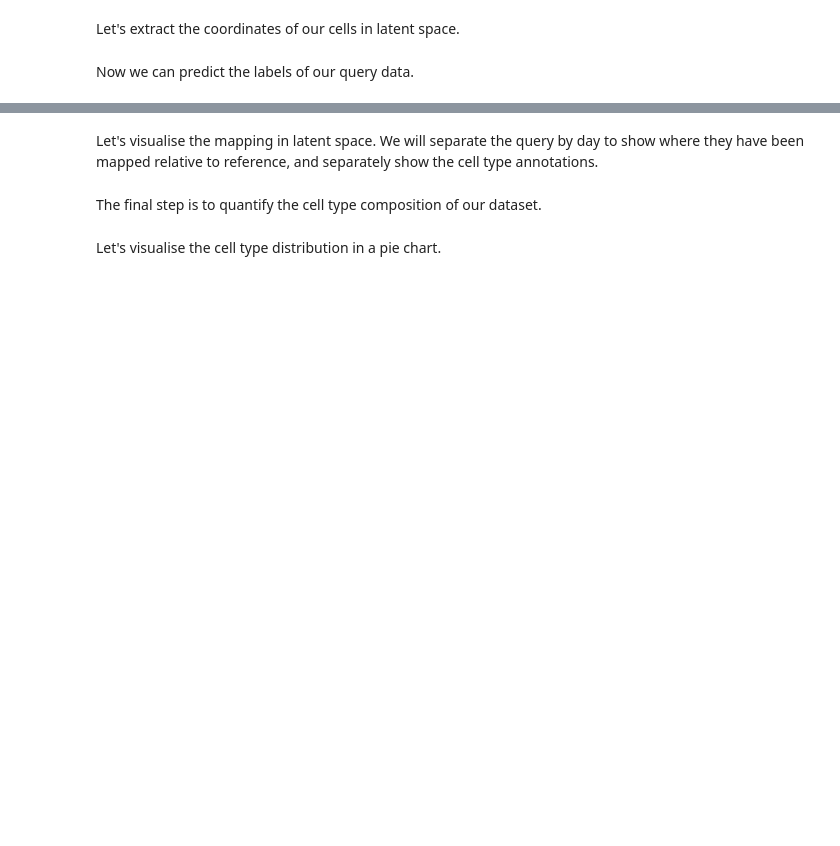
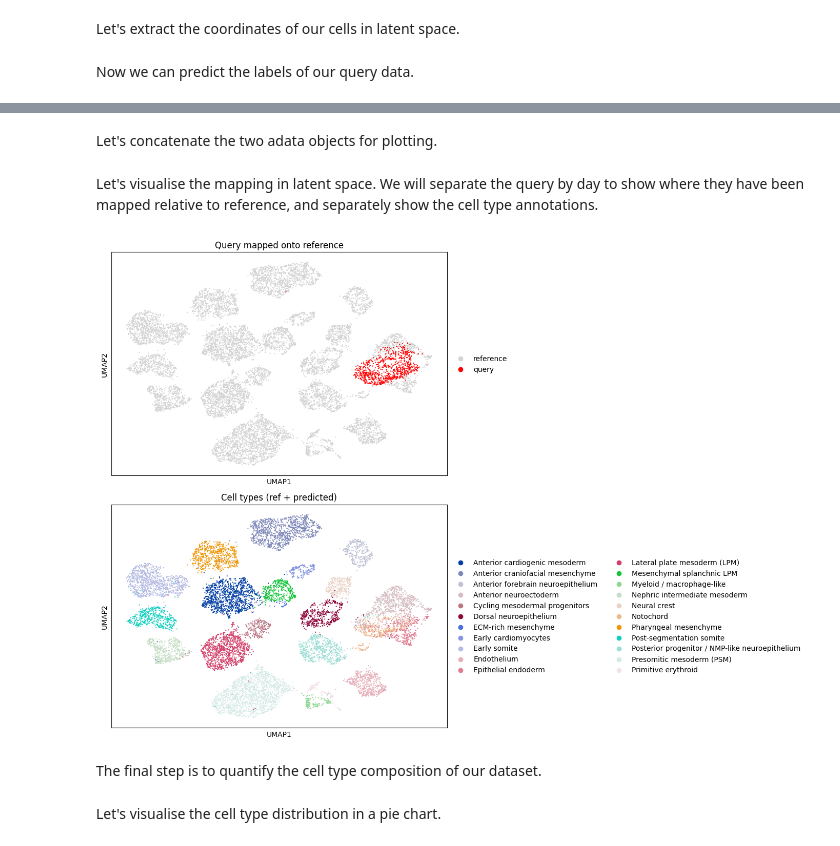
Before and after one commit to rafaella-buzatu/BOO2026_scRNAseq_scripts, a Jupyter notebook: scRNAseq_reference_mapping_tutorial.ipynb, the cells around one changed output, grey strips where cells are left out. Saved outputs shown, nothing was run; the diff lists cells and outputs as text; code cells hidden in the pictures; blank space fills up the shorter version.

```diff
--- a/scRNAseq_reference_mapping_tutorial.ipynb
+++ b/scRNAseq_reference_mapping_tutorial.ipynb
@@ -66,13 +68,12 @@ Now we train the model on the reference
 #This step might take a while
 
 scvi.model.SCANVI.setup_anndata(
-    adata_combined,
-    batch_key="batch",
-    labels_key="cell_type"
+    reference,
+    labels_key="cell_type",
+    unlabeled_category="Unknown"
 )
 
-model = scvi.model.SCANVI(adata_combined,
-                        unlabeled_category="Unknown",
+model = scvi.model.SCANVI(reference,
                         n_layers=2,
                         encode_covariates=True,
                         deeply_inject_covariates=True,
@@ -83,6 +94,10 @@ model.train(max_epochs=50)
 # %% [markdown]
 Let's extract the coordinates of our cells in latent space.
 # %%
-adata_combined.obsm["X_scVI"] = model.get_latent_representation()
+#Exract coordinates of latent space
+reference.obsm["X_scVI"] = model.get_latent_representation()
+
+#Mark the reference for future concatenation
+reference.obs["mapping_view"] = "reference"
 # %% [markdown]
 Now we can predict the labels of our query data.
@@ -89,7 +159,16 @@ Now we can predict the labels of our query data.
+# %% [markdown]
+Let's concatenate the two adata objects for plotting.
 # %%
-query_mask = adata_combined.obs["batch"] == "query"
-adata_combined.obs["cell_type"] = model.predict(adata_combined)[query_mask]
-adata_combined.obs["cell_type"].head()
+adata_combined = ad.concat(
+    [reference, query],
+    label="dataset",
+    keys=["reference", "query"],
+    join="outer",
+    index_unique="-"
+)
+
+# if you want to be explicit:
+adata_combined.obs["mapping_view"] = adata_combined.obs["dataset"].astype("category")
 # %% [markdown]
 Let's visualise the mapping in latent space. We will separate the query by day to show where they have been mapped relative to reference, and separately show the cell type annotations.
 # %%
@@ -97,51 +176,51 @@ Let's visualise the mapping in latent space. We will separate the query by day t
 sc.pp.neighbors(adata_combined, use_rep="X_scVI")
 sc.tl.umap(adata_combined)
 
-#Annotate the cells by reference, day5 or day 10
-adata_combined.obs["mapping_view"] = "reference"
+#day5_mask = query_mask & (adata_combined.obs["day"].astype(str) == "day 5")
+#day10_mask = query_mask & (adata_combined.obs["day"].astype(str) == "day 10")
 
-day5_mask = query_mask & (adata_combined.obs["day"].astype(str) == "day 5")
-day10_mask = query_mask & (adata_combined.obs["day"].astype(str) == "day 10")
-
-adata_combined.obs.loc[day5_mask, "mapping_view"] = "query_day5"
-adata_combined.obs.loc[day10_mask, "mapping_view"] = "query_day10"
+#adata_combined.obs.loc[day5_mask, "mapping_view"] = "query_day5"
+#adata_combined.obs.loc[day10_mask, "mapping_view"] = "query_day10"
 
 adata_combined.obs["mapping_view"] = pd.Categorical(
     adata_combined.obs["mapping_view"],
-    categories=["reference", "query_day5", "query_day10"]
+    categories=["reference", "query" ] #query_day5", "query_day10"]
 )
 
-fig, axes = plt.subplots(1, 2, figsize=(14, 6))
+fig, axes = plt.subplots(2, 1, figsize=(14, 10))
 
 # --------------------------
 # UMAP 1: mapping view
 # --------------------------
 sc.pl.umap(
     adata_combined,
     color="mapping_view",
     palette={
         "reference": "lightgrey",
+        "query": "red",
         "query_day5": "red",
         "query_day10": "blue",
     },
     ax=axes[0],
     show=False,
     title="Query mapped onto reference"
 )
 
 # --------------------------
 # UMAP 2: combined labels
 # --------------------------
 sc.pl.umap(
     adata_combined,
     color="cell_type",
     ax=axes[1],
     show=False,
     title="Cell types (ref + predicted)"
 )
 
 plt.tight_layout()
 plt.show()
+# %% [output]
+[figure, added]
 # %%
 #Save the query data with the annotations
 
```
Also changed, not shown: parts of 22 cells of this notebook, 6 other files.
